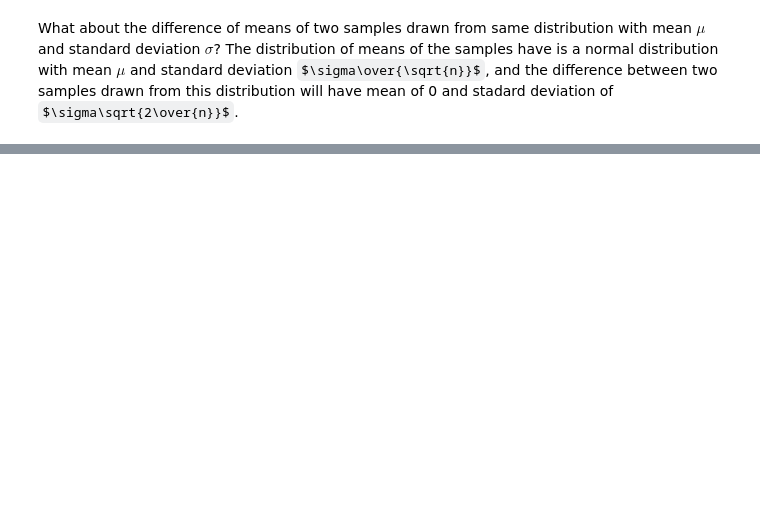
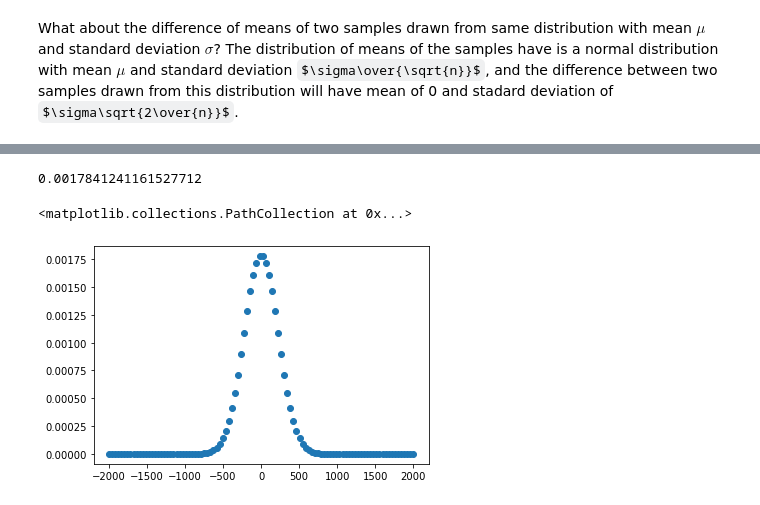
Before and after one commit to ucbmcb288/mcb288, a Jupyter notebook: RNAseq_Replication/MCB288_Barton_PartThree.ipynb, the cells around one changed output, grey strips where cells are left out. Saved outputs shown, nothing was run; the diff lists cells and outputs as text; code cells hidden in the pictures; some formulas as TeX source; blank space fills up the shorter version.

```diff
--- a/RNAseq_Replication/MCB288_Barton_PartThree.ipynb
+++ b/RNAseq_Replication/MCB288_Barton_PartThree.ipynb
@@ -440,3 +476,13 @@ mean_mu = 0
 mean_sigma = sigma * np.sqrt(2/sample_size)
 
 meandist = scipy.stats.norm(loc=mean_mu,scale=mean_sigma)
+# %%
+meandist.pdf(0)
+# %% [output]
+0.0017841241161527712
+# %%
+x = np.linspace(-2000,2000,100)
+plt.scatter(x,meandist.pdf(x))
+# %% [output]
+<matplotlib.collections.PathCollection at 0x...>
+[figure, added]
```
Also changed, not shown: parts of 25 cells of this notebook, 5 other files.
